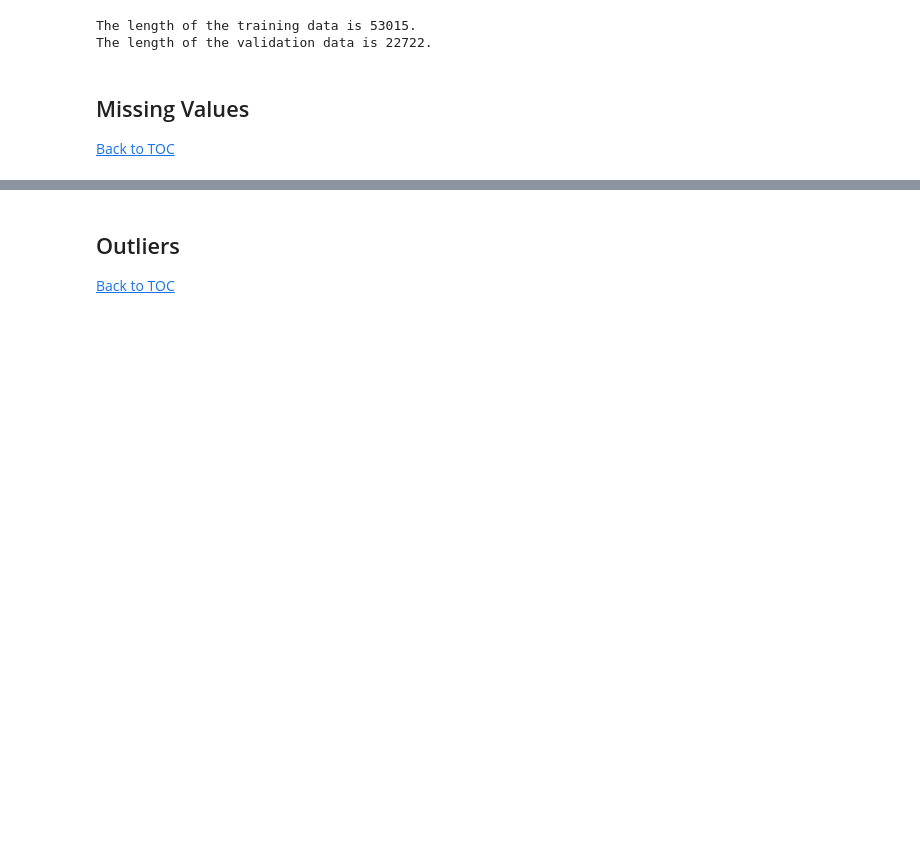
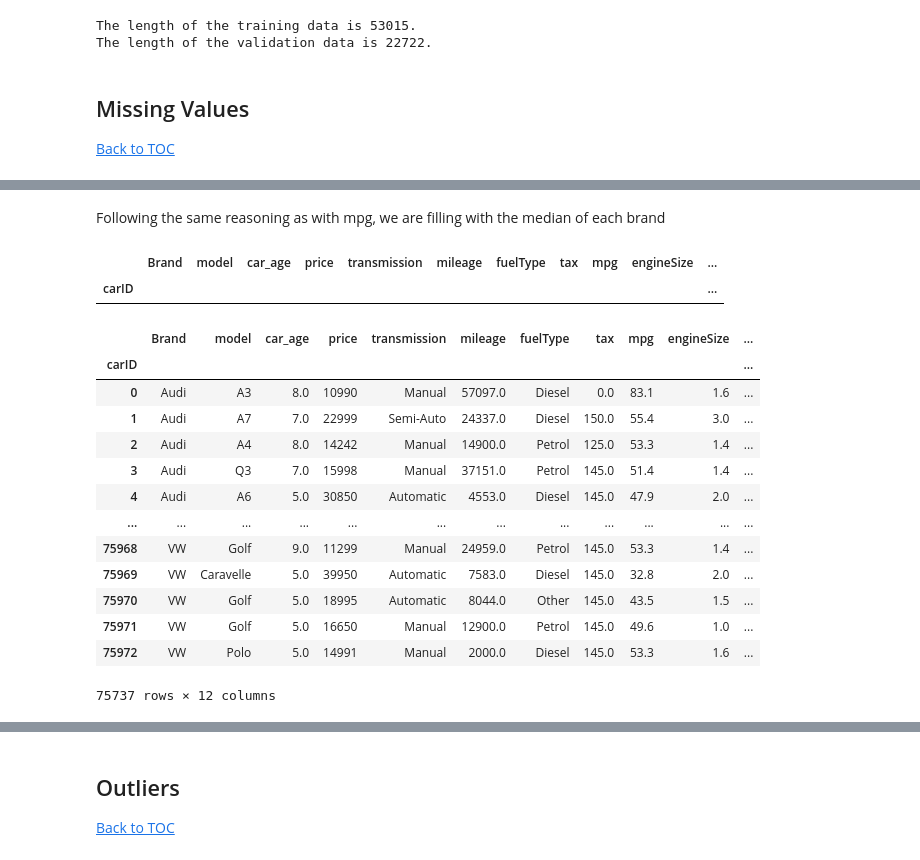
Before and after one commit to andrerangelferreira/ML_Project_Group42, a Jupyter notebook: notebooks/1.Data_preprocessing.ipynb, the cells around one changed output, grey strips where cells are left out. Drawn from its saved outputs; the diff is of its cells as text; code cells hidden in the pictures; blank space fills up the shorter version.

```diff
--- a/notebooks/1.Data_preprocessing.ipynb
+++ b/notebooks/1.Data_preprocessing.ipynb
@@ -74,0 +147,3 @@ The length of the validation data is 22722.
+# %%
+#Fill missing values
+data['mpg'] = data['mpg'].fillna(data.groupby('Brand')['mpg'].transform("median"))
@@ -74,0 +189,28 @@ The length of the validation data is 22722.
+# %% [markdown]
+Following the same reasoning as with mpg, we are filling with the median of each brand
+# %%
+#Fill missing values
+data['tax'] = data['tax'].fillna(data.groupby('Brand')['tax'].transform("median"))
+# %%
+#Confirm if all missing values are filled
+data.loc[data['tax'].isna()]
+# %% [output]
+|  | Brand | model | car_age | price | transmission | mileage | fuelType | tax | mpg | engineSize | ... |
+| carID |  |  |  |  |  |  |  |  |  |  | ... |
+# %%
+data
+# %% [output]
+|  | Brand | model | car_age | price | transmission | mileage | fuelType | tax | mpg | engineSize | ... |
+| carID |  |  |  |  |  |  |  |  |  |  | ... |
+| 0 | Audi | A3 | 8.0 | 10990 | Manual | 57097.0 | Diesel | 0.0 | 83.1 | 1.6 | ... |
+| 1 | Audi | A7 | 7.0 | 22999 | Semi-Auto | 24337.0 | Diesel | 150.0 | 55.4 | 3.0 | ... |
+| 2 | Audi | A4 | 8.0 | 14242 | Manual | 14900.0 | Petrol | 125.0 | 53.3 | 1.4 | ... |
+| 3 | Audi | Q3 | 7.0 | 15998 | Manual | 37151.0 | Petrol | 145.0 | 51.4 | 1.4 | ... |
+| 4 | Audi | A6 | 5.0 | 30850 | Automatic | 4553.0 | Diesel | 145.0 | 47.9 | 2.0 | ... |
+| ... | ... | ... | ... | ... | ... | ... | ... | ... | ... | ... | ... |
+| 75968 | VW | Golf | 9.0 | 11299 | Manual | 24959.0 | Petrol | 145.0 | 53.3 | 1.4 | ... |
+| 75969 | VW | Caravelle | 5.0 | 39950 | Automatic | 7583.0 | Diesel | 145.0 | 32.8 | 2.0 | ... |
+| 75970 | VW | Golf | 5.0 | 18995 | Automatic | 8044.0 | Other | 145.0 | 43.5 | 1.5 | ... |
+| 75971 | VW | Golf | 5.0 | 16650 | Manual | 12900.0 | Petrol | 145.0 | 49.6 | 1.0 | ... |
+| 75972 | VW | Polo | 5.0 | 14991 | Manual | 2000.0 | Diesel | 145.0 | 53.3 | 1.6 | ... |
+75737 rows × 12 columns
```
Also changed, not shown: parts of 19 cells of this notebook.
